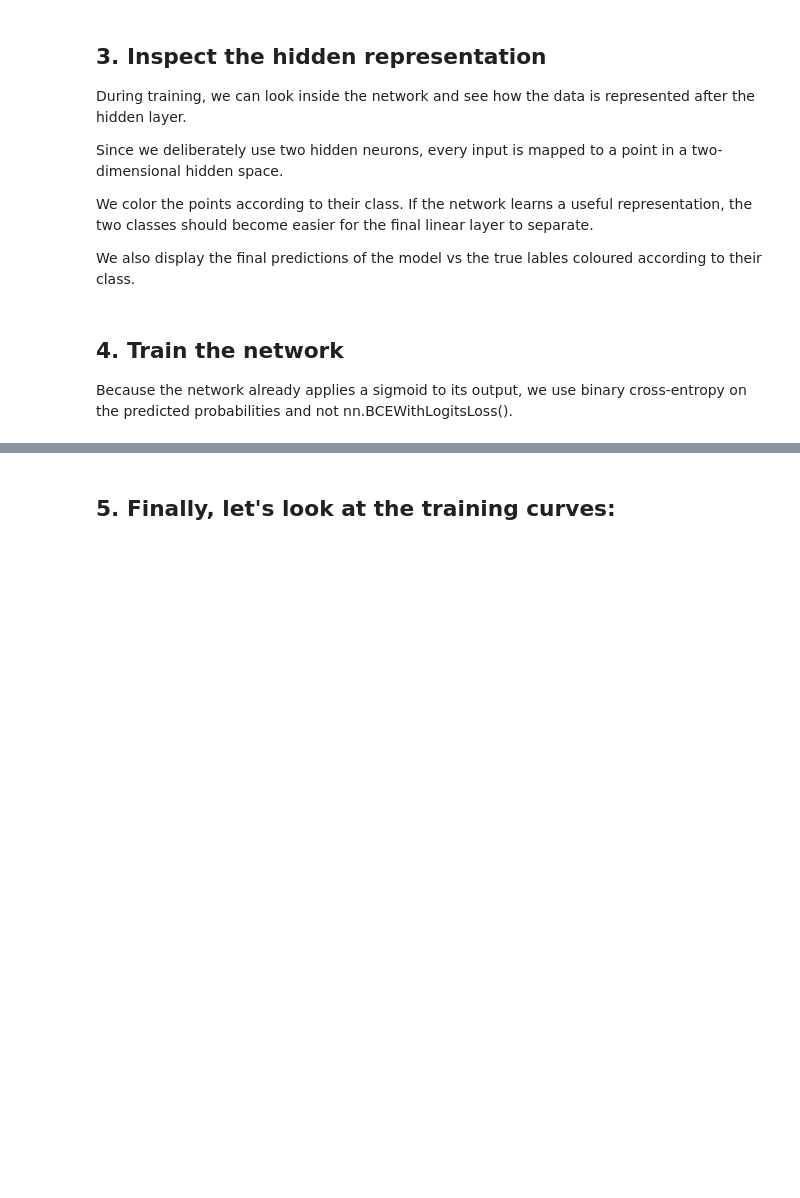
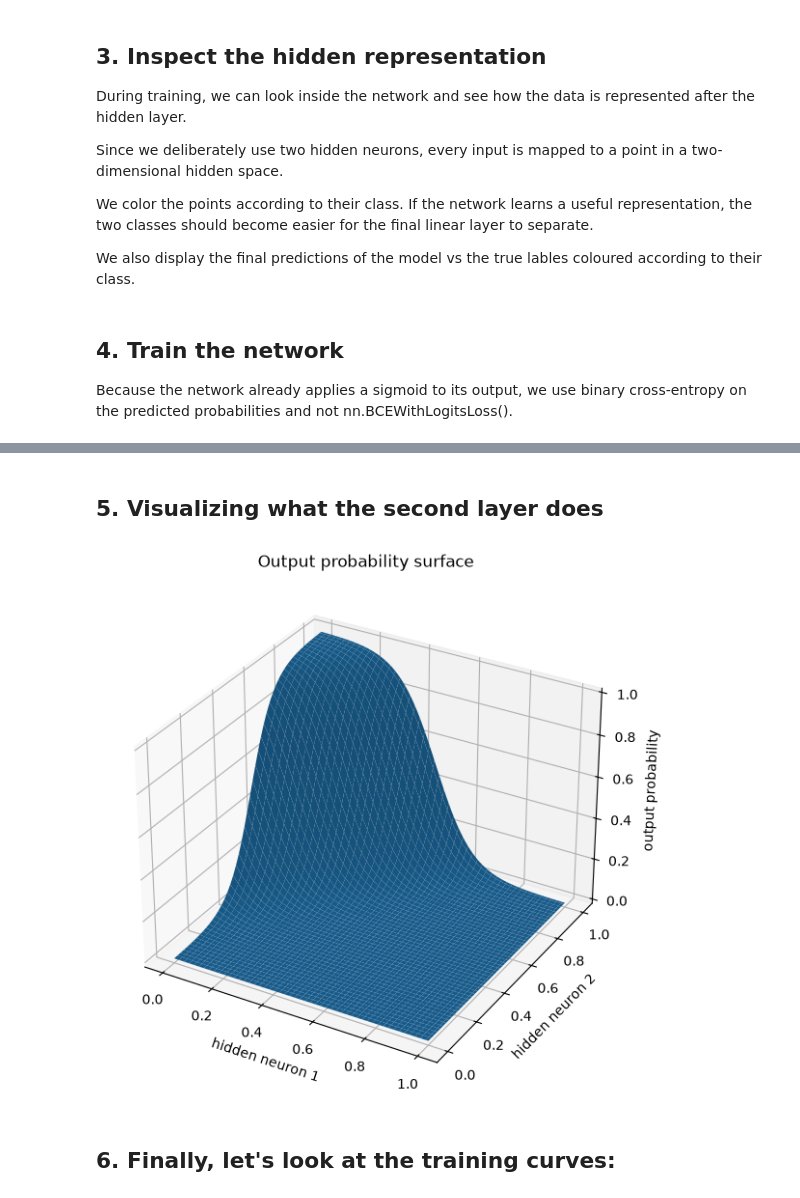
Before and after one commit to feathered-songster/Deep-Learning-Demonstrations-PyTorch, a Jupyter notebook: notebooks/02. Peeking inside a neural network.ipynb, the cells around one changed output, grey strips where cells are left out. Drawn from its saved outputs; the diff is of its cells as text; code cells hidden in the pictures; blank space fills up the shorter version.

Commit message:
Added a look at the action of layer 2 in the peek notebook

```diff
--- a/notebooks/02. Peeking inside a neural network.ipynb
+++ b/notebooks/02. Peeking inside a neural network.ipynb
@@ -247,6 +247,40 @@ Epoch  500 | Loss: 0.3679 | Accuracy: 100.00%
 ... (8 outputs left out)
+# %% [markdown]
+## 5. Visualizing what the second layer does
+# %%
+
+# Get layer 2 parameters
+w1, w2 = model.linear2.weight.detach().numpy()[0]
+b = model.linear2.bias.detach().numpy()[0]
+
+# Grid over the hidden representation space
+a1 = np.linspace(0, 1, 100)
+a2 = np.linspace(0, 1, 100)
+
+A1, A2 = np.meshgrid(a1, a2)
+
+# Layer 2 logit
+L2 = w1 * A1 + w2 * A2 + b
+
+# Final sigmoid -> probability
+P = 1 / (1 + np.exp(-L2))
+
+# Plot
+fig = plt.figure(figsize=(9, 7))
+ax = fig.add_subplot(111, projection="3d")
+
+ax.plot_surface(A1, A2, P)
+
+ax.set_xlabel("hidden neuron 1")
+ax.set_ylabel("hidden neuron 2")
+ax.set_zlabel("output probability")
+ax.set_title("Output probability surface")
+
+plt.show()
+# %% [output]
+[figure, added]
 # %% [markdown]
-## 5. Finally, let's look at the training curves:
+## 6. Finally, let's look at the training curves:
 # %%
 plt.plot(cost)
 plt.xlabel("Epoch")
```
Also changed, not shown: parts of 2 cells of this notebook.
